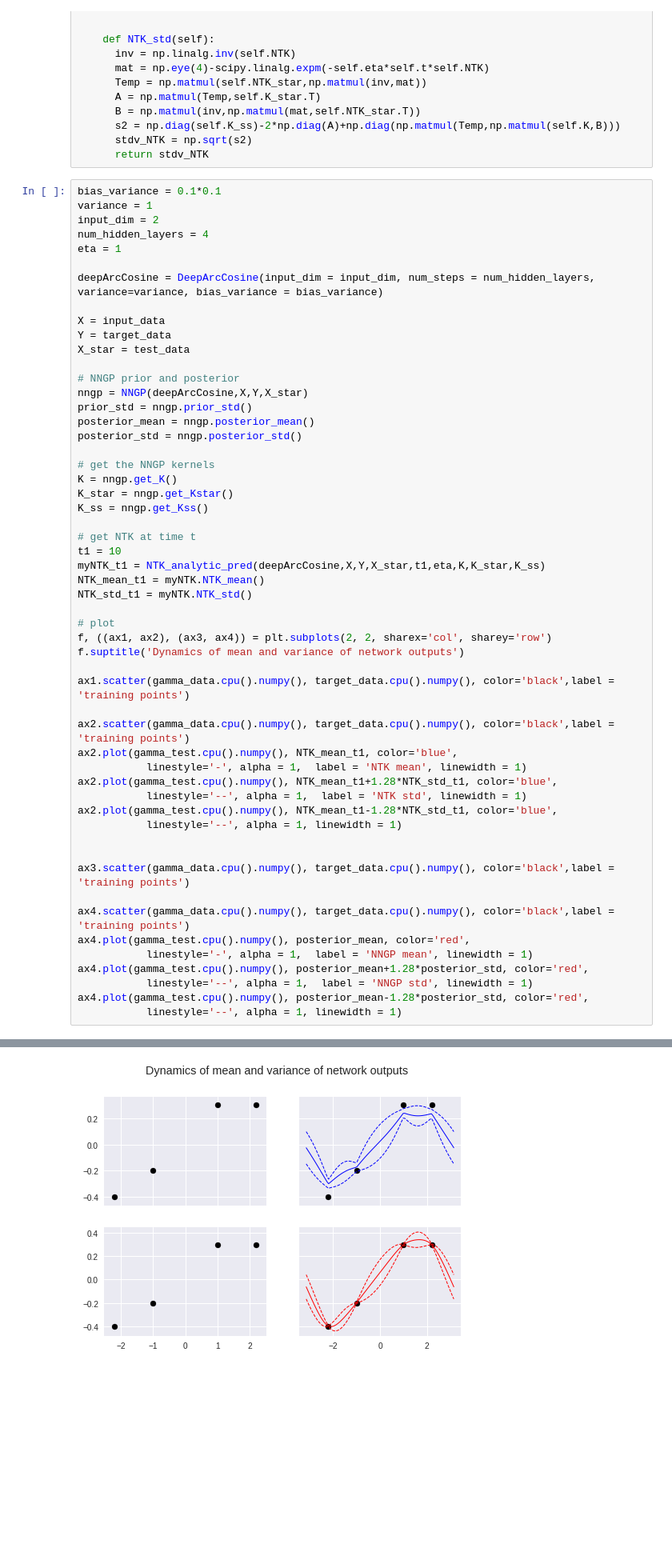
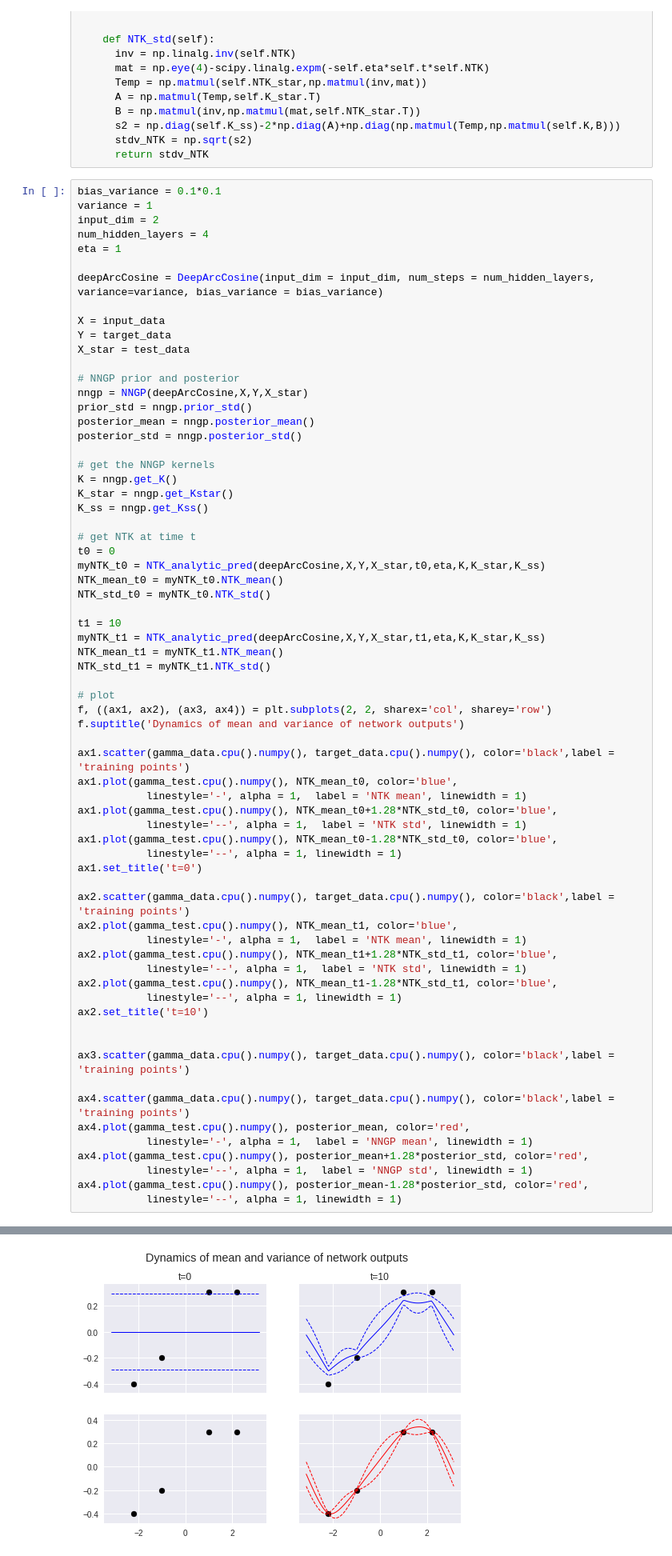
Before and after one commit to bobby-he/Neural_Tangent_Kernel, a Jupyter notebook: notebooks/report.ipynb, the cells around one changed output, grey strips where cells are left out. Shown at 80% size. Saved outputs shown, nothing was run; the diff lists cells and outputs as text; blank space fills up the shorter version.

```diff
--- a/notebooks/report.ipynb
+++ b/notebooks/report.ipynb
@@ -503,38 +503,51 @@ K_star = nngp.get_Kstar()
 K_ss = nngp.get_Kss()
 
 # get NTK at time t
+t0 = 0
+myNTK_t0 = NTK_analytic_pred(deepArcCosine,X,Y,X_star,t0,eta,K,K_star,K_ss)
+NTK_mean_t0 = myNTK_t0.NTK_mean()
+NTK_std_t0 = myNTK_t0.NTK_std()
+
 t1 = 10
 myNTK_t1 = NTK_analytic_pred(deepArcCosine,X,Y,X_star,t1,eta,K,K_star,K_ss)
-NTK_mean_t1 = myNTK.NTK_mean()
-NTK_std_t1 = myNTK.NTK_std()
+NTK_mean_t1 = myNTK_t1.NTK_mean()
+NTK_std_t1 = myNTK_t1.NTK_std()
 
 # plot
 f, ((ax1, ax2), (ax3, ax4)) = plt.subplots(2, 2, sharex='col', sharey='row')
 f.suptitle('Dynamics of mean and variance of network outputs')
 
 ax1.scatter(gamma_data.cpu().numpy(), target_data.cpu().numpy(), color='black',label = 'training points')
+ax1.plot(gamma_test.cpu().numpy(), NTK_mean_t0, color='blue',
+           linestyle='-', alpha = 1,  label = 'NTK mean', linewidth = 1)
+ax1.plot(gamma_test.cpu().numpy(), NTK_mean_t0+1.28*NTK_std_t0, color='blue',
+           linestyle='--', alpha = 1,  label = 'NTK std', linewidth = 1)
+ax1.plot(gamma_test.cpu().numpy(), NTK_mean_t0-1.28*NTK_std_t0, color='blue',
+           linestyle='--', alpha = 1, linewidth = 1)
+ax1.set_title('t=0')
 
 ax2.scatter(gamma_data.cpu().numpy(), target_data.cpu().numpy(), color='black',label = 'training points')
 ax2.plot(gamma_test.cpu().numpy(), NTK_mean_t1, color='blue',
            linestyle='-', alpha = 1,  label = 'NTK mean', linewidth = 1)
 ax2.plot(gamma_test.cpu().numpy(), NTK_mean_t1+1.28*NTK_std_t1, color='blue',
            linestyle='--', alpha = 1,  label = 'NTK std', linewidth = 1)
 ax2.plot(gamma_test.cpu().numpy(), NTK_mean_t1-1.28*NTK_std_t1, color='blue',
            linestyle='--', alpha = 1, linewidth = 1)
+ax2.set_title('t=10')
 
 
 ax3.scatter(gamma_data.cpu().numpy(), target_data.cpu().numpy(), color='black',label = 'training points')
 
 ax4.scatter(gamma_data.cpu().numpy(), target_data.cpu().numpy(), color='black',label = 'training points')
 ax4.plot(gamma_test.cpu().numpy(), posterior_mean, color='red',
            linestyle='-', alpha = 1,  label = 'NNGP mean', linewidth = 1)
 ax4.plot(gamma_test.cpu().numpy(), posterior_mean+1.28*posterior_std, color='red',
            linestyle='--', alpha = 1,  label = 'NNGP std', linewidth = 1)
 ax4.plot(gamma_test.cpu().numpy(), posterior_mean-1.28*posterior_std, color='red',
            linestyle='--', alpha = 1, linewidth = 1)
 # %% [output]
 [<matplotlib.lines.Line2D at 0x...>]
-[figure, old version]
+[figure, new version]
 # %% [markdown]
 ## Theoretical considerations on the linearized network.
 # %% [markdown]
```
